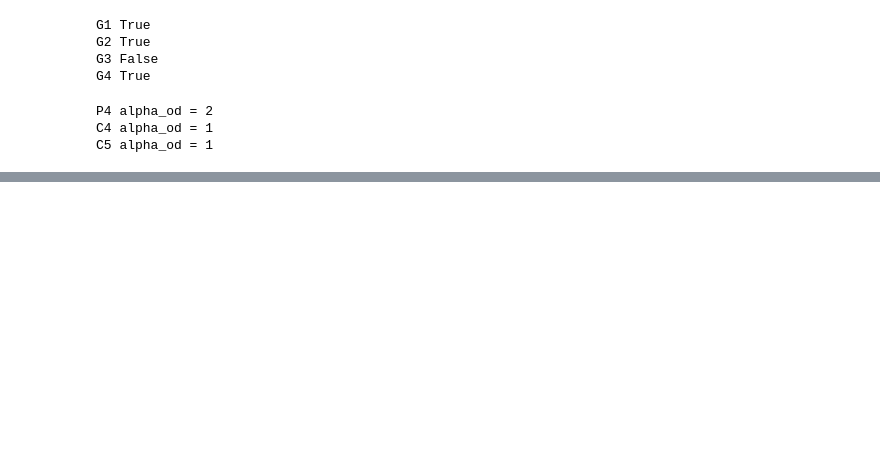
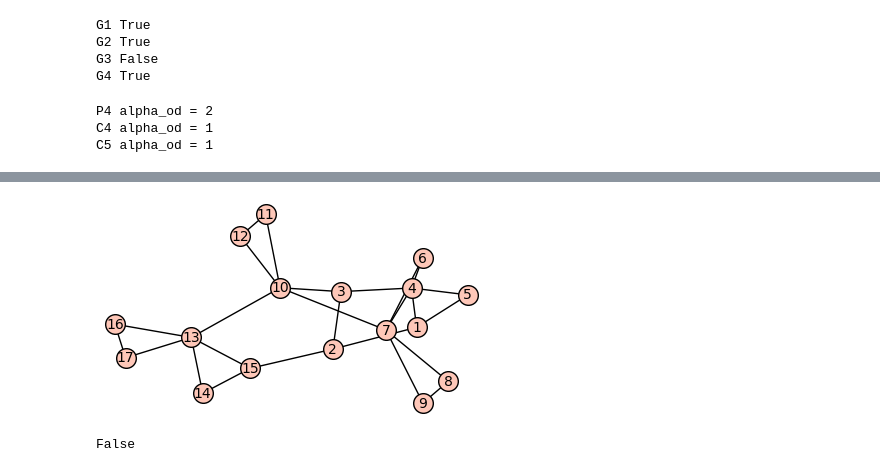
Before and after one commit to JureKra/Projekt-FP, a Jupyter notebook: main.ipynb, the cells around one changed output, grey strips where cells are left out. Cells and saved outputs as stored; diff of their text form; code cells hidden in the pictures; blank space fills up the shorter version.

```diff
--- a/main.ipynb
+++ b/main.ipynb
@@ -221,0 +254,8 @@ C5 alpha_od = 1
+# %%
+g = Graph({1:[2,4,5],2:[1,3,15],3:[2,10],4:[1,3,5,6,7],5:[1,4],6:[4,7],7:[4,6,8,9,10],8:[7,9],9:[7,8],
+           10:[3,7,11,12,13],11:[10,12],12:[10,11],13:[10,14,15,16,17],14:[13,15],15:[13,14],16:[13,17],17:[13,16]})
+g.show()
+g.is_circular_planar()
+# %% [output]
+[figure, added]
+False
```
Also changed, not shown: parts of 30 cells of this notebook, 1 other file.
